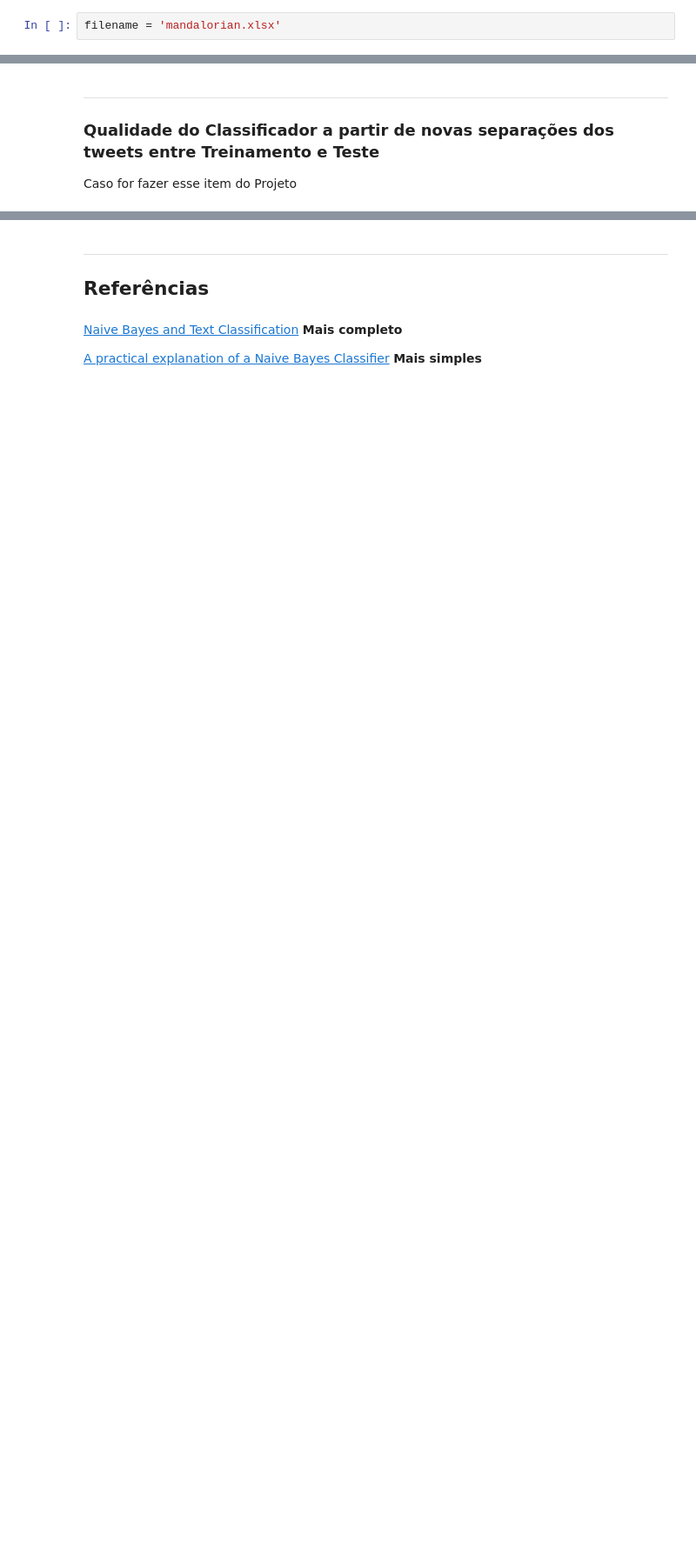
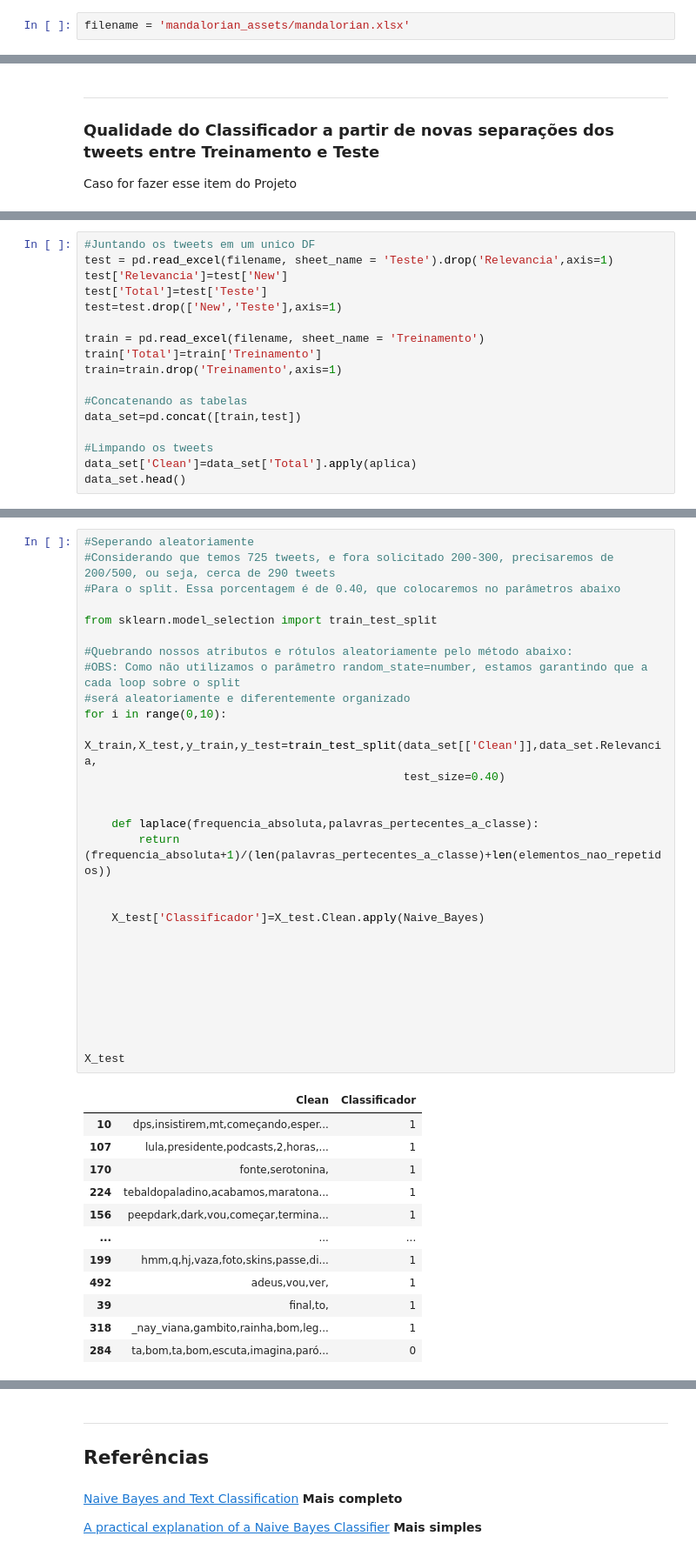
Before and after one commit to leticiacb1/TheMandalorian, a Jupyter notebook: Classificador_NaiveBayes_Mandalorian.ipynb, the cells around one changed output, grey strips where cells are left out. Shown at 87% size. Drawn from its saved outputs; the diff is of its cells as text; blank space fills up the shorter version.

```diff
--- a/Classificador_NaiveBayes_Mandalorian.ipynb
+++ b/Classificador_NaiveBayes_Mandalorian.ipynb
@@ -46,6 +65,6 @@ C:\Users\mathe_vz6v46f\OneDrive\Documentos\Arquivos INSPER 2° SEMESTRE\C-Dados\
 Carregando a base de dados com os tweets classificados como relevantes e não relevantes:
 # %%
-filename = 'mandalorian.xlsx'
+filename = 'mandalorian_assets/mandalorian.xlsx'
 # %%
 train = pd.read_excel(filename)
 train.head(5)
@@ -459,0 +456,17 @@ Caso for fazer esse item do Projeto
+# %%
+#Juntando os tweets em um unico DF
+test = pd.read_excel(filename, sheet_name = 'Teste').drop('Relevancia',axis=1)
+test['Relevancia']=test['New']
+test['Total']=test['Teste']
+test=test.drop(['New','Teste'],axis=1)
+
+train = pd.read_excel(filename, sheet_name = 'Treinamento')
+train['Total']=train['Treinamento']
+train=train.drop('Treinamento',axis=1)
+
+#Concatenando as tabelas
+data_set=pd.concat([train,test])
+
+#Limpando os tweets
+data_set['Clean']=data_set['Total'].apply(aplica)
+data_set.head()
@@ -459,0 +480,42 @@ Caso for fazer esse item do Projeto
+# %%
+#Seperando aleatoriamente
+#Considerando que temos 725 tweets, e fora solicitado 200-300, precisaremos de 200/500, ou seja, cerca de 290 tweets
+#Para o split. Essa porcentagem é de 0.40, que colocaremos no parâmetros abaixo
+
+from sklearn.model_selection import train_test_split
+
+#Quebrando nossos atributos e rótulos aleatoriamente pelo método abaixo:
+#OBS: Como não utilizamos o parâmetro random_state=number, estamos garantindo que a cada loop sobre o split
+#será aleatoriamente e diferentemente organizado
+for i in range(0,10):
+    X_train,X_test,y_train,y_test=train_test_split(data_set[['Clean']],data_set.Relevancia,
+                                               test_size=0.40)
+
+
+    def laplace(frequencia_absoluta,palavras_pertecentes_a_classe):
+        return (frequencia_absoluta+1)/(len(palavras_pertecentes_a_classe)+len(elementos_nao_repetidos))
+
+
+    X_test['Classificador']=X_test.Clean.apply(Naive_Bayes)
+
+
+
+
+
+
+
+
+X_test
+# %% [output]
+|  | Clean | Classificador |
+| 10 | dps,insistirem,mt,começando,esper... | 1 |
+| 107 | lula,presidente,podcasts,2,horas,... | 1 |
+| 170 | fonte,serotonina, | 1 |
+| 224 | tebaldopaladino,acabamos,maratona... | 1 |
+| 156 | peepdark,dark,vou,começar,termina... | 1 |
+| ... | ... | ... |
+| 199 | hmm,q,hj,vaza,foto,skins,passe,di... | 1 |
+| 492 | adeus,vou,ver, | 1 |
+| 39 | final,to, | 1 |
+| 318 | _nay_viana,gambito,rainha,bom,leg... | 1 |
+| 284 | ta,bom,ta,bom,escuta,imagina,paró... | 0 |
```
Also changed, not shown: parts of 66 cells of this notebook, 7 other files.
